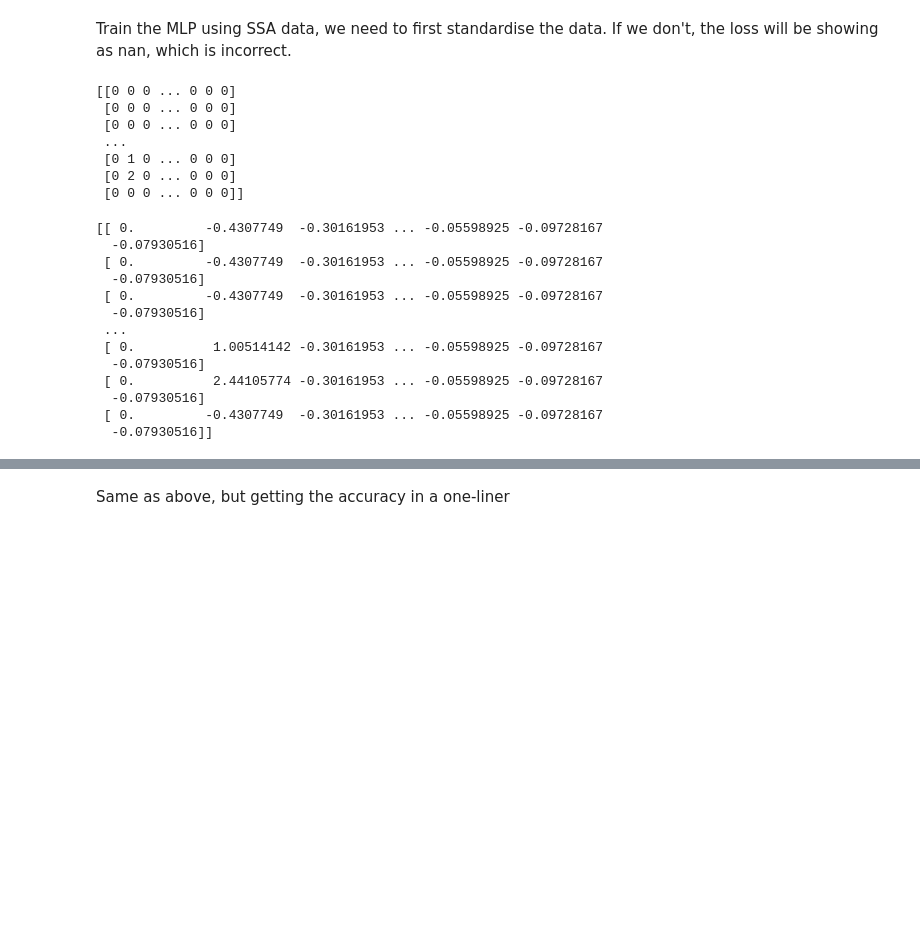
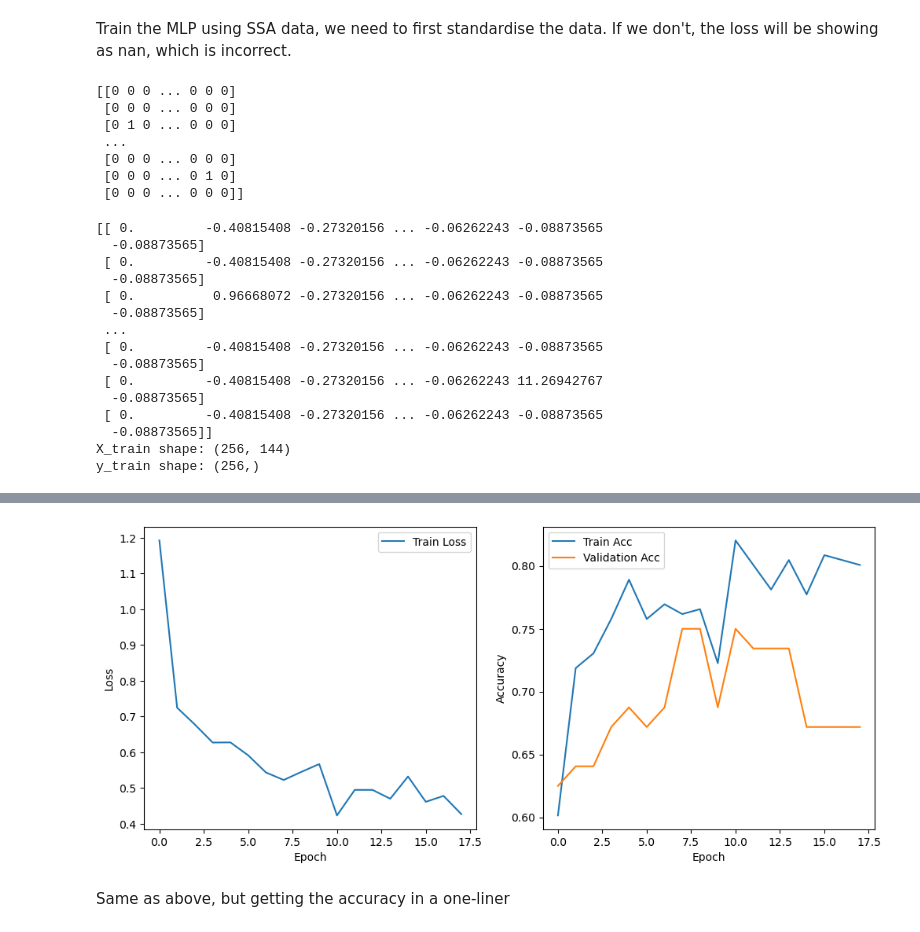
Before and after one commit to GrignardReagent/SSA, a Jupyter notebook: notebooks/MLP.ipynb, the cells around one changed output, grey strips where cells are left out. Drawn from its saved outputs; the diff is of its cells as text; code cells hidden in the pictures; blank space fills up the shorter version.

```diff
--- a/notebooks/MLP.ipynb
+++ b/notebooks/MLP.ipynb
@@ -101,40 +102,46 @@ Train the MLP using SSA data, we need to first standardise the data. If we don't
 # %%
 # Train MLP model using SSA data
 output_file = 'data/mRNA_trajectories_example.csv'
-X_train, X_test, y_train, y_test = load_and_split_data(output_file)
+X_train, X_val, X_test, y_train, y_val, y_test = load_and_split_data(output_file, split_val_size=0.2) # we must define split_val_size here to get a validation set
 print(X_train)
 # %% [output]
 [[0 0 0 ... 0 0 0]
  [0 0 0 ... 0 0 0]
+ [0 1 0 ... 0 0 0]
+ ...
  [0 0 0 ... 0 0 0]
- ...
- [0 1 0 ... 0 0 0]
- [0 2 0 ... 0 0 0]
+ [0 0 0 ... 0 1 0]
  [0 0 0 ... 0 0 0]]
 # %%
 # Standardize the data
 # If your input features are too large (e.g., >1000) or too small (<0.0001), it can cause unstable training, so it's better to standardize the data.
 scaler = StandardScaler()
 X_train = scaler.fit_transform(X_train)
+X_val = scaler.transform(X_val)
 X_test = scaler.transform(X_test)
 print(X_train)
+print(f"X_train shape: {X_train.shape}")
+print(f"y_train shape: {y_train.shape}")
 # %% [output]
-[[ 0.         -0.4307749  -0.30161953 ... -0.05598925 -0.09728167
-  -0.07930516]
- [ 0.         -0.4307749  -0.30161953 ... -0.05598925 -0.09728167
-  -0.07930516]
- [ 0.         -0.4307749  -0.30161953 ... -0.05598925 -0.09728167
-  -0.07930516]
+[[ 0.         -0.40815408 -0.27320156 ... -0.06262243 -0.08873565
+  -0.08873565]
+ [ 0.         -0.40815408 -0.27320156 ... -0.06262243 -0.08873565
+  -0.08873565]
+ [ 0.          0.96668072 -0.27320156 ... -0.06262243 -0.08873565
+  -0.08873565]
  ...
- [ 0.          1.00514142 -0.30161953 ... -0.05598925 -0.09728167
-  -0.07930516]
- [ 0.          2.44105774 -0.30161953 ... -0.05598925 -0.09728167
-  -0.07930516]
- [ 0.         -0.4307749  -0.30161953 ... -0.05598925 -0.09728167
-  -0.07930516]]
+ [ 0.         -0.40815408 -0.27320156 ... -0.06262243 -0.08873565
+  -0.08873565]
+ [ 0.         -0.40815408 -0.27320156 ... -0.06262243 11.26942767
+  -0.08873565]
+ [ 0.         -0.40815408 -0.27320156 ... -0.06262243 -0.08873565
+  -0.08873565]]
+X_train shape: (256, 144)
+y_train shape: (256,)
 # %%
 # Define model parameters
 input_size = X_train.shape[1]
+# print(f"input_size: {input_size}")
 output_size = len(set(y_train))  # Number of classes
 hidden_size = [300, 200]
 dropout_rate = 0.5
@@ -148,6 +155,12 @@ train_loader = DataLoader(TensorDataset(
     batch_size=batch_size, shuffle=True
 )
 
+val_loader = DataLoader(TensorDataset(
+    torch.tensor(X_val, dtype=torch.float32),
+    torch.tensor(y_val, dtype=torch.long)),
+    batch_size=batch_size, shuffle=False
+)
+
 test_loader = DataLoader(TensorDataset(
     torch.tensor(X_test, dtype=torch.float32),
     torch.tensor(y_test, dtype=torch.long)),
@@ -155,11 +168,28 @@ test_loader = DataLoader(TensorDataset(
 )
 
 model = MLP(input_size, hidden_size, output_size, dropout_rate, learning_rate)
-model.train_model(train_loader, epochs=epochs)
+history = model.train_model(train_loader, val_loader, epochs=epochs, patience=10)
 
 # Evaluate MLP model
 mlp_accuracy = model.evaluate(test_loader)
 print(f"MLP Test Accuracy: {mlp_accuracy:.4f}")
+
+# Plot training history
+plt.figure(figsize=(12,5))
+plt.subplot(1,2,1)
+plt.plot(history['train_loss'], label='Train Loss')
+plt.xlabel('Epoch')
+plt.ylabel('Loss')
+plt.legend()
+
+plt.subplot(1,2,2)
+plt.plot(history['train_acc'], label='Train Acc')
+plt.plot(history['val_acc'], label='Validation Acc')
+plt.xlabel('Epoch')
+plt.ylabel('Accuracy')
+plt.legend()
+
+plt.show()
 # %% [output]
 🔄 Using device: cuda (1 GPUs available)
 DEBUG: Optimizer initialized? True
@@ -181,3 +211,4 @@ MLP Test Accuracy: 0.5500
+[figure, added]
 # %% [markdown]
 Same as above, but getting the accuracy in a one-liner
 # %%
```
Also changed, not shown: parts of 6 cells of this notebook, 17 other files.
